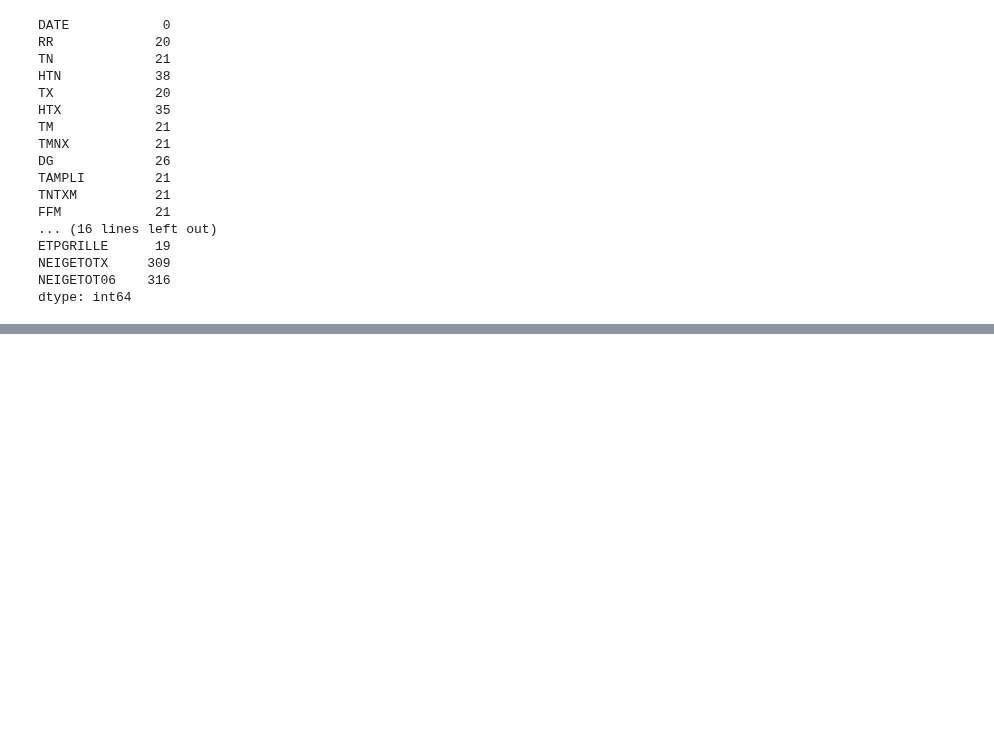
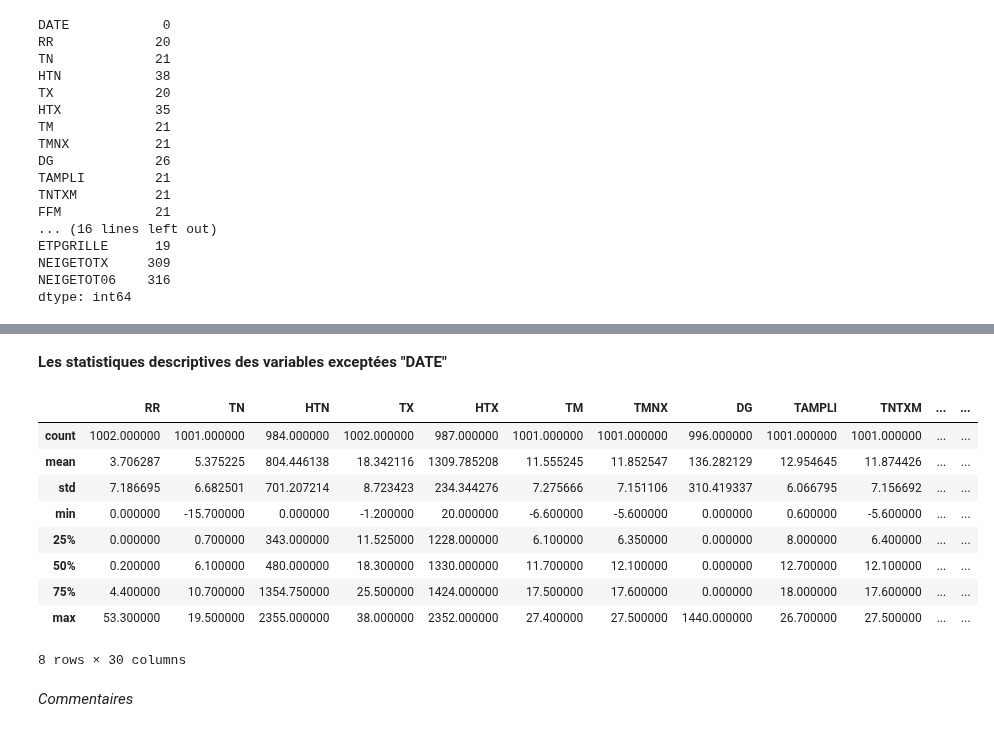
Before and after one commit to laureineCompaore/ProjetPython, a Jupyter notebook: Ana_exploratoire.ipynb, the cells around one changed output, grey strips where cells are left out. Drawn from its saved outputs; the diff is of its cells as text; code cells hidden in the pictures; blank space fills up the shorter version.

Commit message:
Statistiques descriptives suite

```diff
--- a/Ana_exploratoire.ipynb
+++ b/Ana_exploratoire.ipynb
@@ -77 +86,18 @@ Index(['RR', 'TN', 'TX', 'TM', 'TMNX', 'TAMPLI', 'TNTXM', 'FFM', 'FXI', 'FXY',
+# %% [markdown]
+**Les statistiques descriptives des variables exceptées "DATE"**
+# %%
+df_cleaned.iloc[:, 1:].describe()
+# %% [output]
+|  | RR | TN | HTN | TX | HTX | TM | TMNX | DG | TAMPLI | TNTXM | ... | ... |
+| count | 1002.000000 | 1001.000000 | 984.000000 | 1002.000000 | 987.000000 | 1001.000000 | 1001.000000 | 996.000000 | 1001.000000 | 1001.000000 | ... | ... |
+| mean | 3.706287 | 5.375225 | 804.446138 | 18.342116 | 1309.785208 | 11.555245 | 11.852547 | 136.282129 | 12.954645 | 11.874426 | ... | ... |
+| std | 7.186695 | 6.682501 | 701.207214 | 8.723423 | 234.344276 | 7.275666 | 7.151106 | 310.419337 | 6.066795 | 7.156692 | ... | ... |
+| min | 0.000000 | -15.700000 | 0.000000 | -1.200000 | 20.000000 | -6.600000 | -5.600000 | 0.000000 | 0.600000 | -5.600000 | ... | ... |
+| 25% | 0.000000 | 0.700000 | 343.000000 | 11.525000 | 1228.000000 | 6.100000 | 6.350000 | 0.000000 | 8.000000 | 6.400000 | ... | ... |
+| 50% | 0.200000 | 6.100000 | 480.000000 | 18.300000 | 1330.000000 | 11.700000 | 12.100000 | 0.000000 | 12.700000 | 12.100000 | ... | ... |
+| 75% | 4.400000 | 10.700000 | 1354.750000 | 25.500000 | 1424.000000 | 17.500000 | 17.600000 | 0.000000 | 18.000000 | 17.600000 | ... | ... |
+| max | 53.300000 | 19.500000 | 2355.000000 | 38.000000 | 2352.000000 | 27.400000 | 27.500000 | 1440.000000 | 26.700000 | 27.500000 | ... | ... |
+8 rows × 30 columns
+# %% [markdown]
+*Commentaires*
 # %%
```
Also changed, not shown: parts of 13 cells of this notebook, 4 other files.
